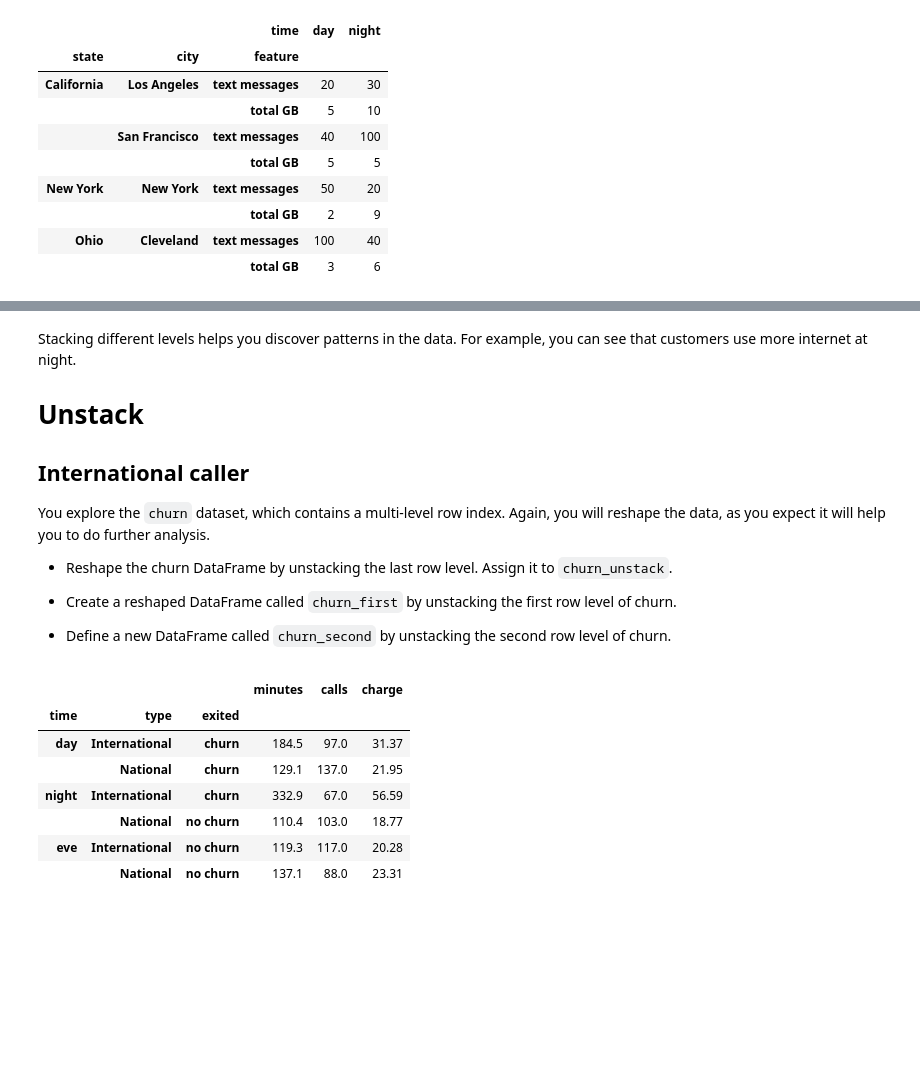
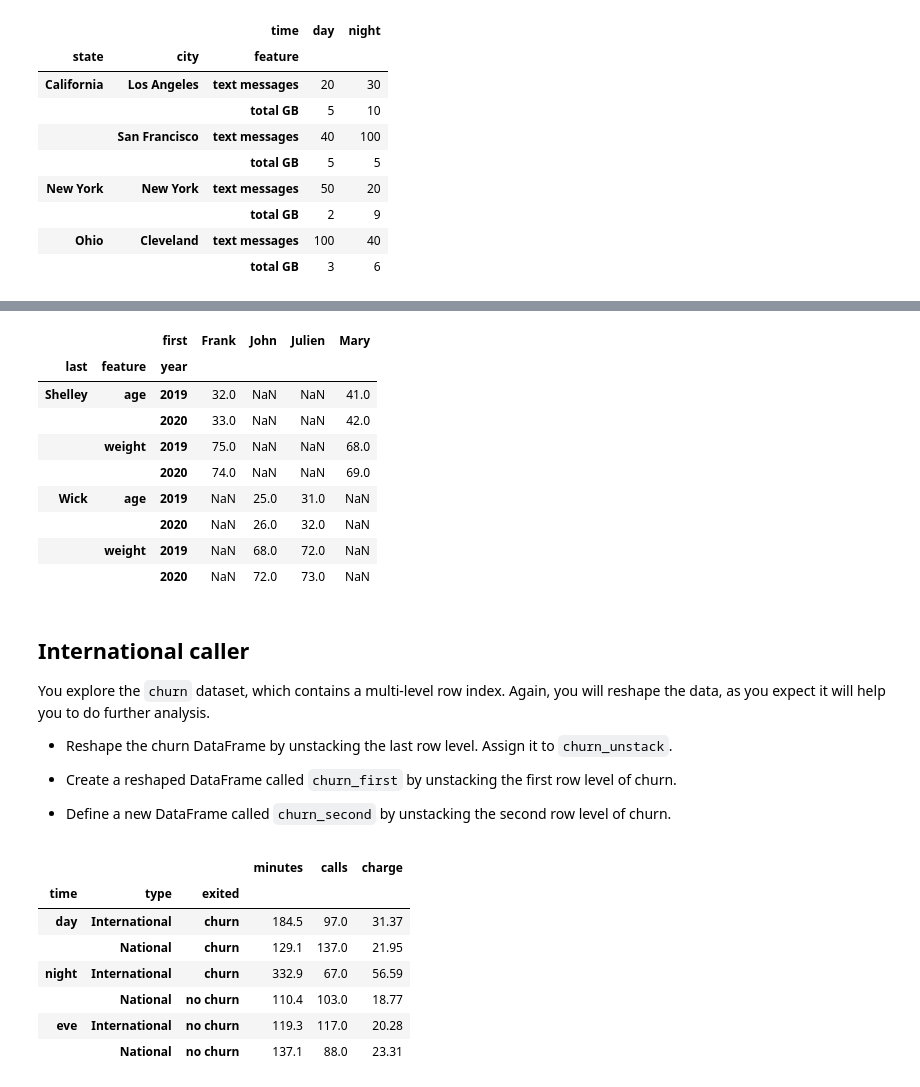
Before and after one commit to armeros/DC_DataMani_Reshape, a Jupyter notebook: Reshape.ipynb, the cells around one changed output, grey strips where cells are left out. Cells and saved outputs as stored; diff of their text form; code cells hidden in the pictures; blank space fills up the shorter version.

```diff
--- a/Reshape.ipynb
+++ b/Reshape.ipynb
@@ -1139,0 +1933,20 @@ display(churn_feature)
+# %%
+data = '''
+25, 68, 26, 72
+31, 72, 32, 73
+41, 68, 42, 69
+32, 75, 33, 74
+'''
+
+df = pd.read_csv(StringIO(data), header=None)
+
+index = pd.MultiIndex.from_arrays([['Wick', 'Wick', 'Shelley', 'Shelley'],
+                                   ['John', 'Julien', 'Mary', 'Frank']],
+                                  names=['last', 'first'])
+columns = pd.MultiIndex.from_arrays([['2019', '2019', '2020', '2020'],
+                                     ['age', 'weight', 'age', 'weight']],
+                                    names=['year', 'feature'])
+
+df.index, df.columns = index, columns
+df = df.stack()
+df
@@ -1140,8 +1999,17 @@ display(churn_feature)
+# %%
+df.unstack(level='first').stack(level='year')
+# %% [output]
+|  |  | first | Frank | John | Julien | Mary |
+| last | feature | year |  |  |  |  |
+| Shelley | age | 2019 | 32.0 | NaN | NaN | 41.0 |
+|  |  | 2020 | 33.0 | NaN | NaN | 42.0 |
+|  | weight | 2019 | 75.0 | NaN | NaN | 68.0 |
+|  |  | 2020 | 74.0 | NaN | NaN | 69.0 |
+| Wick | age | 2019 | NaN | 25.0 | 31.0 | NaN |
+|  |  | 2020 | NaN | 26.0 | 32.0 | NaN |
+|  | weight | 2019 | NaN | 68.0 | 72.0 | NaN |
+|  |  | 2020 | NaN | 72.0 | 73.0 | NaN |
 # %% [markdown]
-Stacking different levels helps you discover patterns in the data. For example, you can see that customers use more internet at night.
-
-# **Unstack**
-
 ## **International caller**
 
 You explore the `churn` dataset, which contains a multi-level row index. Again, you will reshape the data, as you expect it will help you to do further analysis.
```
Also changed, not shown: parts of 179 cells of this notebook.
